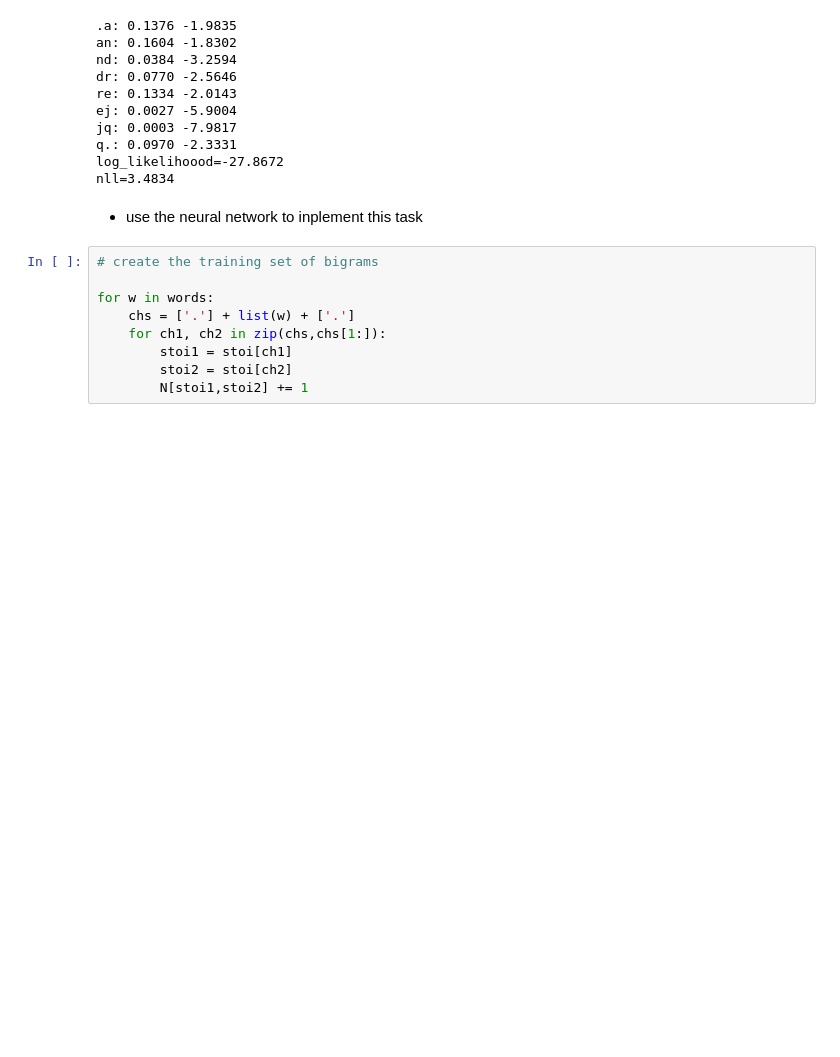
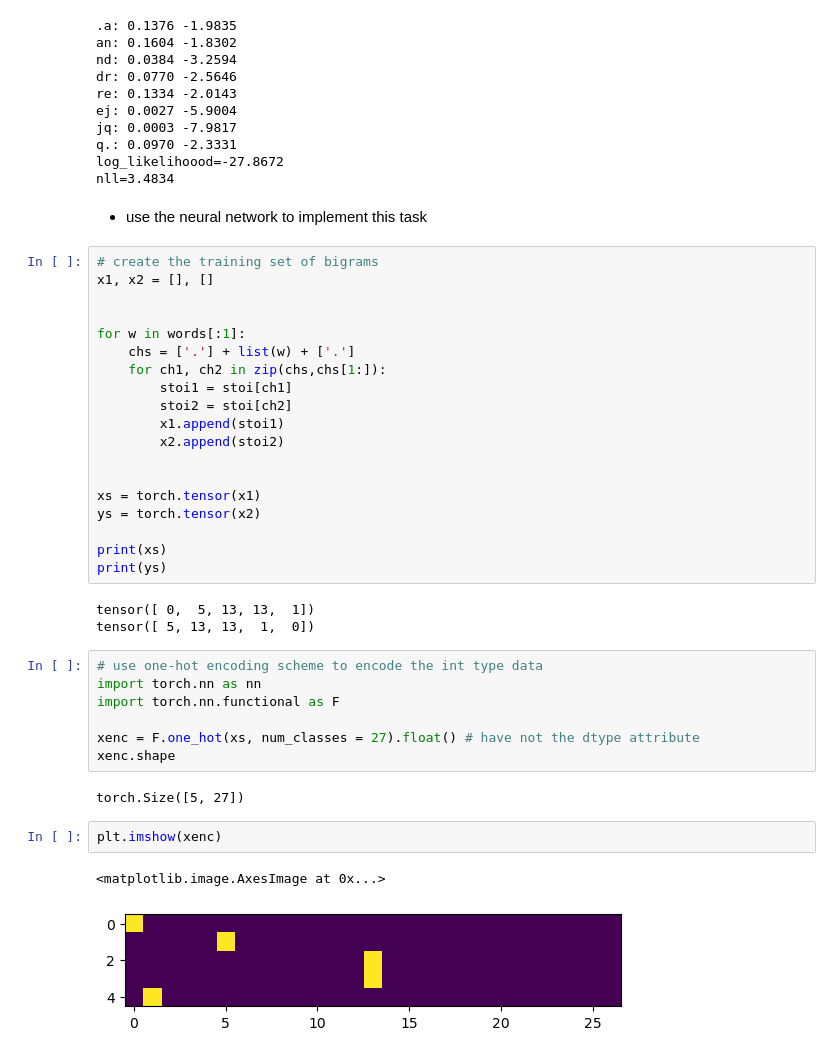
Before and after one commit to wanna-bornb-disciplinant/AK_zero_to_hero, a Jupyter notebook: build_makemore_yay.ipynb, the cells around one changed output. Saved outputs shown, nothing was run; the diff lists cells and outputs as text; blank space fills up the shorter version.

```diff
--- a/build_makemore_yay.ipynb
+++ b/build_makemore_yay.ipynb
@@ -303,13 +303,40 @@ q.: 0.0970 -2.3331
 log_likelihoood=-27.8672
 nll=3.4834
 # %% [markdown]
-- use the neural network to inplement this task
+- use the neural network to implement this task
 # %%
 # create the training set of bigrams
+x1, x2 = [], []
 
-for w in words:
+
+for w in words[:1]:
     chs = ['.'] + list(w) + ['.']
     for ch1, ch2 in zip(chs,chs[1:]):
         stoi1 = stoi[ch1]
         stoi2 = stoi[ch2]
-        N[stoi1,stoi2] += 1
+        x1.append(stoi1)
+        x2.append(stoi2)
+
+
+xs = torch.tensor(x1)
+ys = torch.tensor(x2)
+
+print(xs)
+print(ys)
+# %% [output]
+tensor([ 0,  5, 13, 13,  1])
+tensor([ 5, 13, 13,  1,  0])
+# %%
+# use one-hot encoding scheme to encode the int type data
+import torch.nn as nn
+import torch.nn.functional as F
+
+xenc = F.one_hot(xs, num_classes = 27).float() # have not the dtype attribute
+xenc.shape
+# %% [output]
+torch.Size([5, 27])
+# %%
+plt.imshow(xenc)
+# %% [output]
+<matplotlib.image.AxesImage at 0x...>
+[figure, added]
```
Also changed, not shown: parts of 9 cells of this notebook, 1 other file.
